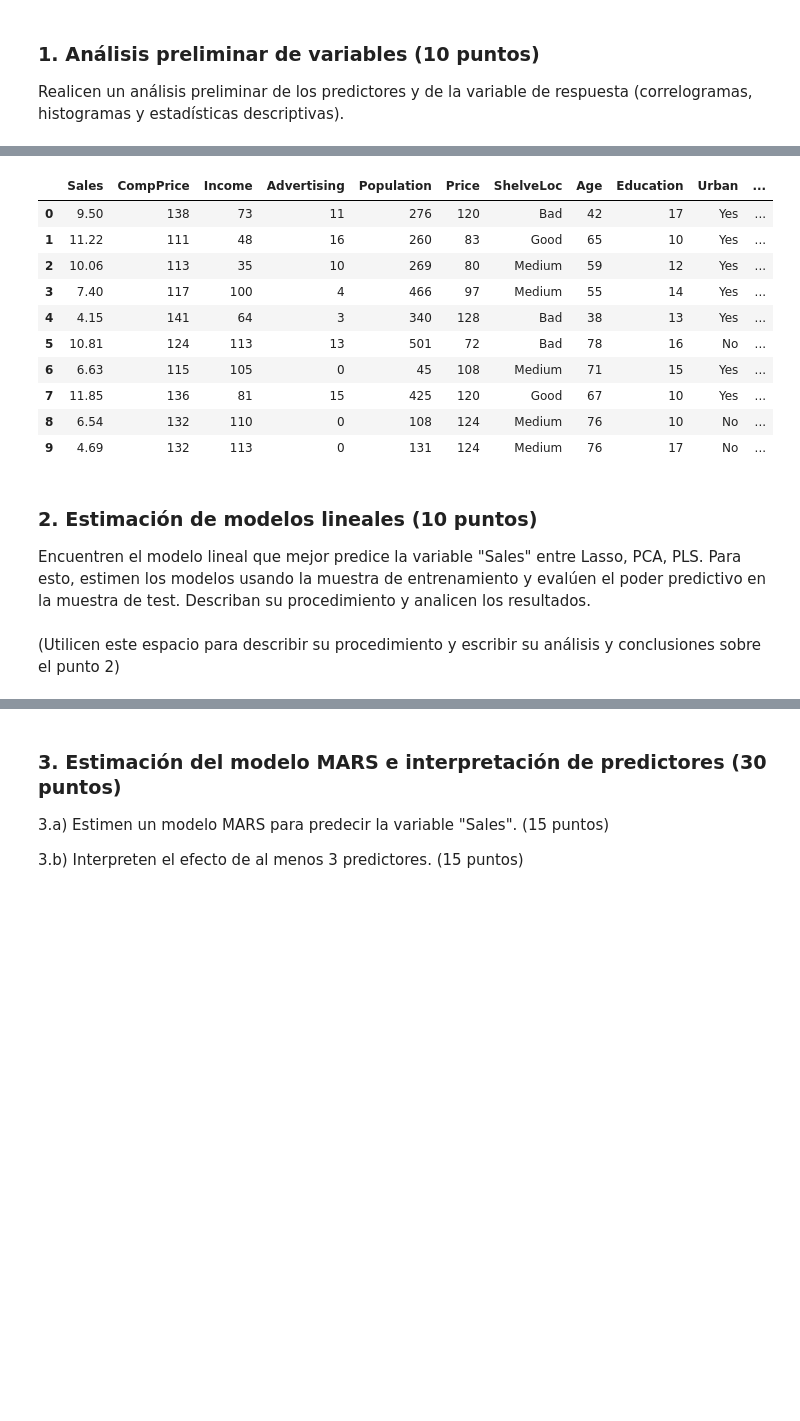
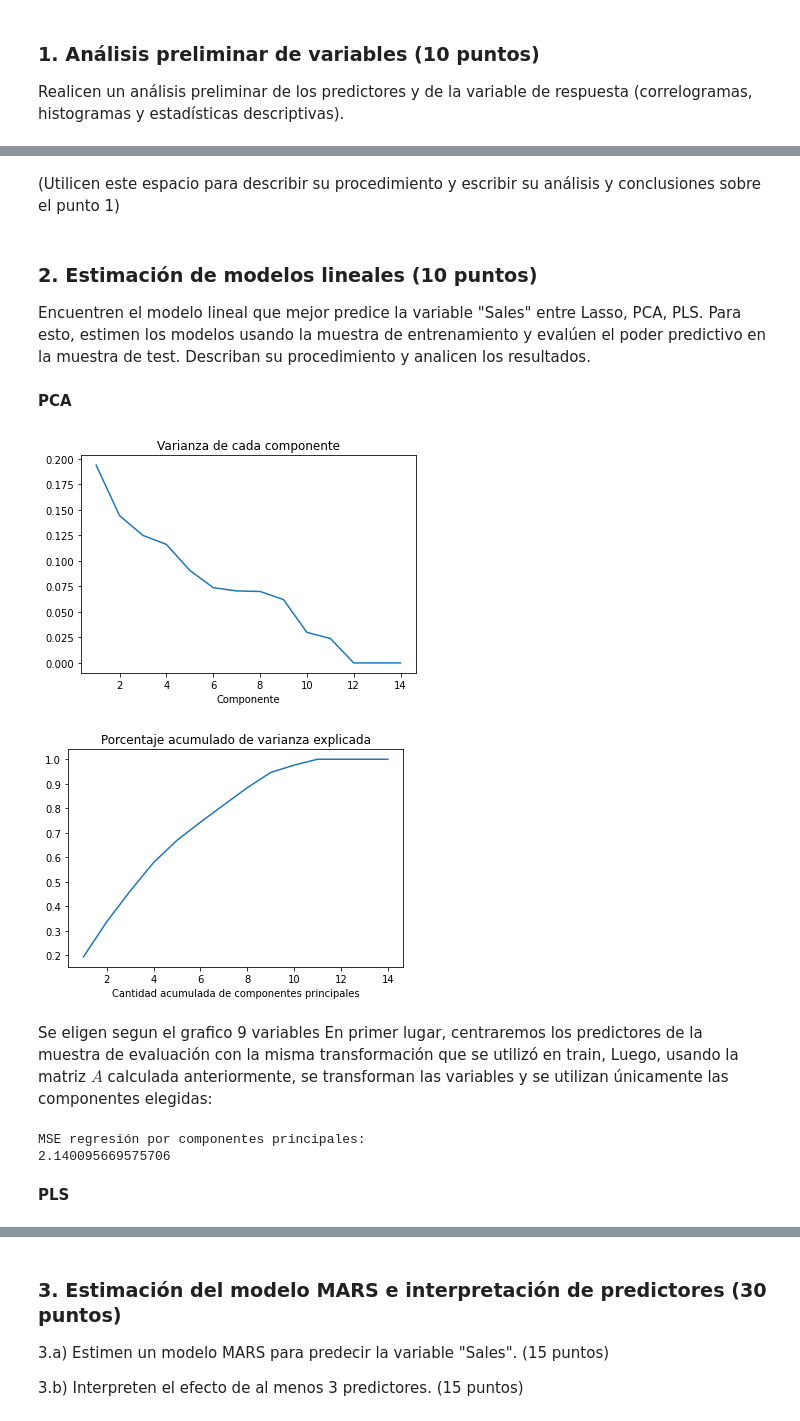
Before and after one commit to carrasquintero/Entrega_ETL, a Jupyter notebook: ML/Caso implementación de modelos no lineales aditivos en un problema de regresión.ipynb, the cells around one changed output, grey strips where cells are left out. Saved outputs shown, nothing was run; the diff lists cells and outputs as text; code cells hidden in the pictures; blank space fills up the shorter version.

Commit message:
Punto 2

```diff
--- a/ML/Caso implementación de modelos no lineales aditivos en un problema de regresión.ipynb
+++ b/ML/Caso implementación de modelos no lineales aditivos en un problema de regresión.ipynb
@@ -49,0 +85,10 @@ Por lo anterior, en primer lugar deberán descargar la base de datos del siguien
+# %%
+cols_to_encode = ['ShelveLoc', 'Urban', 'US']
+
+# Generar columnas dummy para las columnas especificadas
+dummies = pd.get_dummies(Carseats[cols_to_encode], prefix=cols_to_encode)
+
+# Eliminar las columnas originales y concatenar los dummies
+Carseats = pd.concat([Carseats.drop(cols_to_encode, axis=1), dummies], axis=1)
+
+Carseats
@@ -50,3 +109,7 @@ Por lo anterior, en primer lugar deberán descargar la base de datos del siguien
+# %%
+YTotal = Carseats[['Sales']]
+XTotal = Carseats.drop(columns = ['Sales'])
+XTrain, XTest, yTrain, yTest = train_test_split(XTotal, yTotal, test_size=0.33, random_state=0)
 # %% [markdown]
 ### 1. Análisis preliminar de variables (10 puntos)
 Realicen un análisis preliminar de los predictores y de la variable de respuesta (correlogramas, histogramas y estadísticas descriptivas).
@@ -74,15 +115,0 @@ Note: you may need to restart the kernel to use updated packages.
-# %%
-dt = pd.read_csv("Carseats.csv")
-dt.head(10)
-# %% [output]
-|  | Sales | CompPrice | Income | Advertising | Population | Price | ShelveLoc | Age | Education | Urban | ... |
-| 0 | 9.50 | 138 | 73 | 11 | 276 | 120 | Bad | 42 | 17 | Yes | ... |
-| 1 | 11.22 | 111 | 48 | 16 | 260 | 83 | Good | 65 | 10 | Yes | ... |
-| 2 | 10.06 | 113 | 35 | 10 | 269 | 80 | Medium | 59 | 12 | Yes | ... |
-| 3 | 7.40 | 117 | 100 | 4 | 466 | 97 | Medium | 55 | 14 | Yes | ... |
-| 4 | 4.15 | 141 | 64 | 3 | 340 | 128 | Bad | 38 | 13 | Yes | ... |
-| 5 | 10.81 | 124 | 113 | 13 | 501 | 72 | Bad | 78 | 16 | No | ... |
-| 6 | 6.63 | 115 | 105 | 0 | 45 | 108 | Medium | 71 | 15 | Yes | ... |
-| 7 | 11.85 | 136 | 81 | 15 | 425 | 120 | Good | 67 | 10 | Yes | ... |
-| 8 | 6.54 | 132 | 110 | 0 | 108 | 124 | Medium | 76 | 10 | No | ... |
-| 9 | 4.69 | 132 | 113 | 0 | 131 | 124 | Medium | 76 | 17 | No | ... |
@@ -96,3 +118,5 @@ hitters_num = dt.drop(columns = ['ShelveLoc', 'Urban', 'US'])
+# %% [markdown]
+(Utilicen este espacio para describir su procedimiento y escribir su análisis y conclusiones sobre el punto 1)
 # %% [markdown]
 ### 2. Estimación de modelos lineales  (10 puntos)
 Encuentren el modelo lineal que mejor predice la variable "Sales" entre Lasso, PCA, PLS. Para esto, estimen los modelos usando la muestra de entrenamiento y evalúen el poder predictivo en la muestra de test. Describan su procedimiento y analicen los resultados.
@@ -101,2 +123,32 @@ Encuentren el modelo lineal que mejor predice la variable "Sales" entre Lasso, P
-# %% [markdown]
-(Utilicen este espacio para describir su procedimiento y escribir su análisis y conclusiones sobre el punto 2)
+# %% [markdown]
+**PCA**
+# %%
+#### Utilicen este espacio para escribir los códigos del procedimiento del punto 2 ####
+### PCA
+scaler = StandardScaler()
+scaler.fit(XTrain)
+XEscaladoTrain=scaler.transform(XTrain)
+###Ahora, calcularemos la matriz  𝐴 usando la siguiente línea de código:
+p=len(XEscaladoTrain[1,])
+pca = PCA(n_components=p).fit(XEscaladoTrain)
+A=pca.components_
+## GRAFICA
+varianzaExplicada=pca.explained_variance_
+porcentajeVarianzaExplicada=pca.explained_variance_ratio_
+plt.plot(range(1,p+1),porcentajeVarianzaExplicada)
+plt.xlabel('Componente')
+plt.title('Varianza de cada componente')
+plt.show()
+
+## 2
+plt.plot(range(1,p+1),np.cumsum(porcentajeVarianzaExplicada))
+plt.xlabel('Cantidad acumulada de componentes principales')
+plt.title('Porcentaje acumulado de varianza explicada')
+plt.show()
+# %% [output]
+[figure, added]
+[figure, added]
+# %% [markdown]
+Se eligen segun el grafico 9 variables
+En primer lugar, centraremos los predictores de la muestra de evaluación con la misma transformación que se utilizó en train,
+Luego, usando la matriz $A$ calculada anteriormente, se transforman las variables y se utilizan únicamente las componentes elegidas:
@@ -102,0 +168,10 @@ Encuentren el modelo lineal que mejor predice la variable "Sales" entre Lasso, P
+# %%
+prediccionPCA=regPCA.predict(ZTest)
+MSEPCA=np.average(np.square(prediccionPCA-yTest))
+print('MSE regresión por componentes principales:')
+print(MSEPCA)
+# %% [output]
+MSE regresión por componentes principales:
+2.140095669575706
+# %% [markdown]
+**PLS**
```
Also changed, not shown: parts of 41 cells of this notebook.
